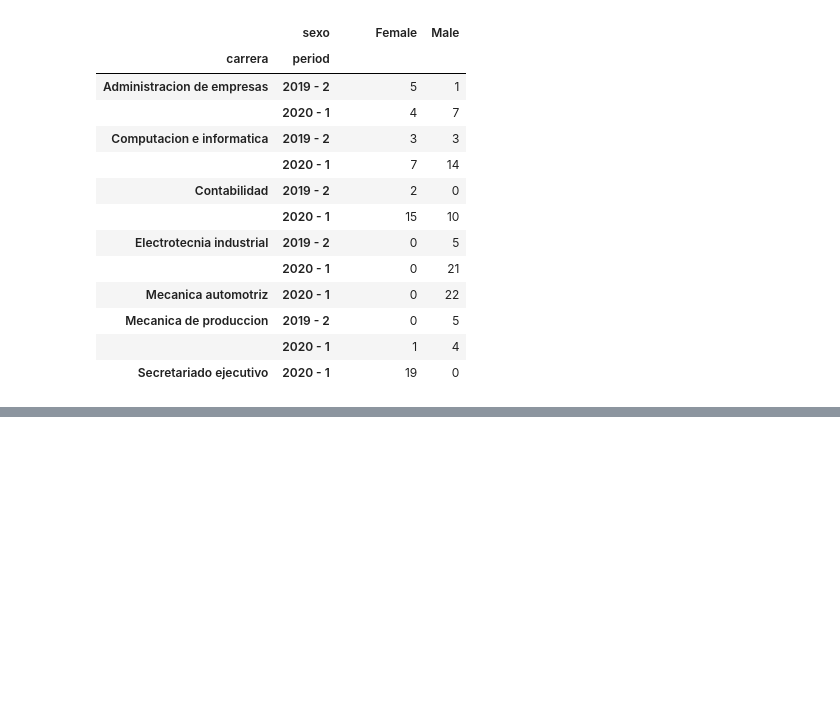
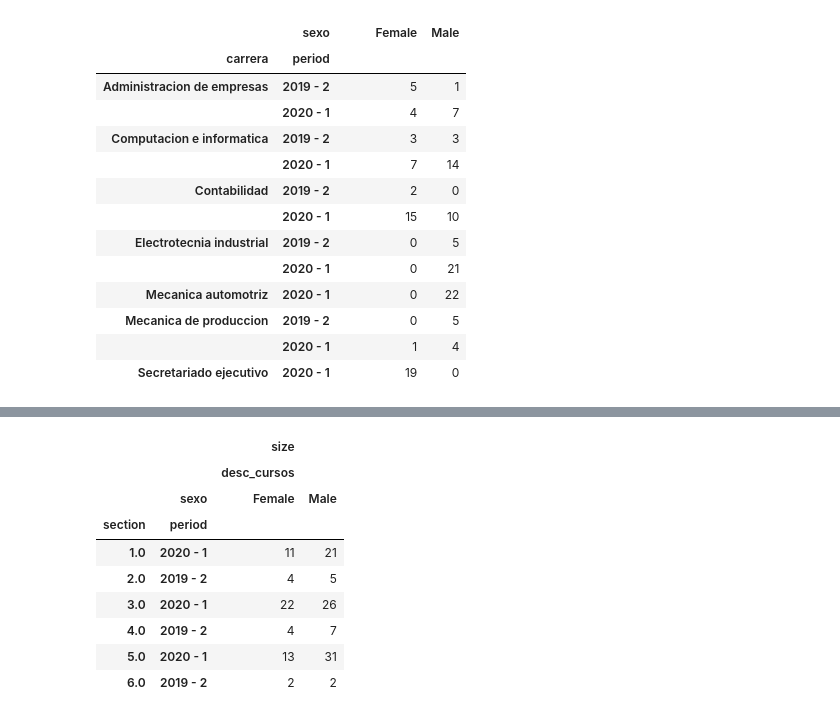
Before and after one commit to Robertopucp/Education_project, a Jupyter notebook: codes/summary.ipynb, the cells around one changed output, grey strips where cells are left out. Cells and saved outputs as stored; diff of their text form; code cells hidden in the pictures; blank space fills up the shorter version.

```diff
--- a/codes/summary.ipynb
+++ b/codes/summary.ipynb
@@ -691,0 +716,13 @@ compare_two("sexo", "carrera", "period", ["desc_cursos"], rel_data_cat[rel_data_
+# %%
+compare_two("sexo", "section", "period", ["desc_cursos"], rel_data_cat[(rel_data_cat["ave_total"] == 0)], [np.size]).round(2)
+# %% [output]
+|  |  | size |  |
+|  |  | desc_cursos |  |
+|  | sexo | Female | Male |
+| section | period |  |  |
+| 1.0 | 2020 - 1 | 11 | 21 |
+| 2.0 | 2019 - 2 | 4 | 5 |
+| 3.0 | 2020 - 1 | 22 | 26 |
+| 4.0 | 2019 - 2 | 4 | 7 |
+| 5.0 | 2020 - 1 | 13 | 31 |
+| 6.0 | 2019 - 2 | 2 | 2 |
```
Also changed, not shown: parts of 4 cells of this notebook.
